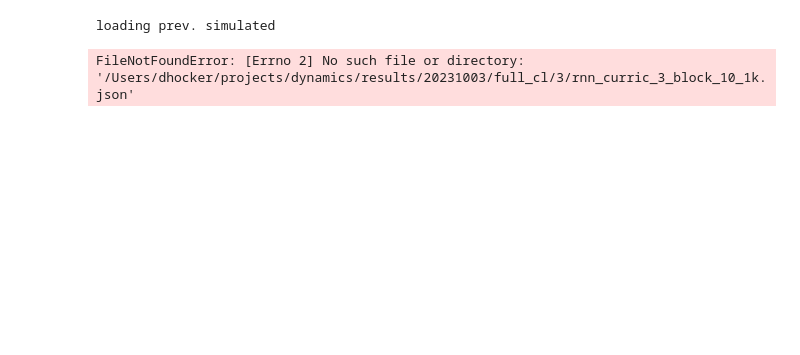
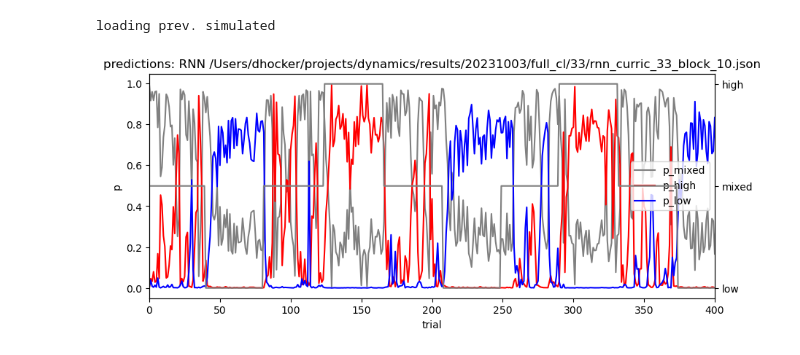
Before and after one commit to Savin-Lab-Code/kind_cl, a Jupyter notebook: demo/Fig3_new.ipynb, the cells around one changed output. Drawn from its saved outputs; the diff is of its cells as text; code cells hidden in the pictures; blank space fills up the shorter version.

```diff
--- a/demo/Fig3_new.ipynb
+++ b/demo/Fig3_new.ipynb
@@ -76,5 +79,14 @@ wait time ratio
 # %%
 #prediction plots
+num = 33   # number of RNN. kind_cl = 1:50, nok_cl and nok_nocl = 1:20
+s_idx = 0  # type of curriculum: 0 = kindergarten + shapin, 1 = shaping only, 2 = no shaping
+tphase = 5  # phase of training. working backwards:6 = block w frozen weights, 5=block, 4=catch, 3=nocatch, 2=inference, 1=hardkind, 0= simplekind
+idx = 10  # progress within a given phase of trainign. inference is variable. but max is typically 10 for others
+dbase = '/Users/dhocker/projects/dynamics/results/20231003/'
+
+d = utils.getfnames(num, s_idx, tphase, idx, dbase=dbase,
+              reg_idx=0, block='mixed', epoch='wait')
+
 
 # load full dataset here
 print('loading prev. simulated')
@@ -104,34 +116,34 @@ for k in range(nx):
     preds_ontrial[k,:] = softmax(predflat[idx])
 
 
 #the plot itself
 fig = plt.figure(figsize=(10,4))
 Vlab = ['p_mixed','p_high','p_low']
 
 block_redo = np.array(dat['blocks'])
 block_redo[block_redo==1] = 10
 block_redo[block_redo==2] = -10
 block_redo[block_redo==10] = 1
 block_redo[block_redo==-10] = -1
 
 colors = ['gray','red','blue', 'brown','brown']
 for k in range(3):
     #plt.plot(utils.mwa(preds_ontrial[:,k],10),label=Vlab[k], color = colors[k])
     plt.plot(preds_ontrial[:,k],label=Vlab[k], color = colors[k])
 
 plt.xlabel('trial')
 plt.ylabel('p')
 ax = plt.gca()
 ax2=plt.gca().twinx()
 ax2.plot(block_redo,'gray')
 ax2.set_yticks([0,1,-1],labels=['mixed','high','low'])
 plt.title('predictions: RNN ' + d['dat'])
 plt.xlim([0,400])
 ax.legend()
 plt.show()
 # %% [output]
 loading prev. simulated
-FileNotFoundError: [Errno 2] No such file or directory: '/Users/dhocker/projects/dynamics/results/20231003/full_cl/3/rnn_curric_3_block_10_1k.json'
+[figure, added]
 # %%
 #population level: wait time ratio
 
```
Also changed, not shown: parts of 5 cells of this notebook.
